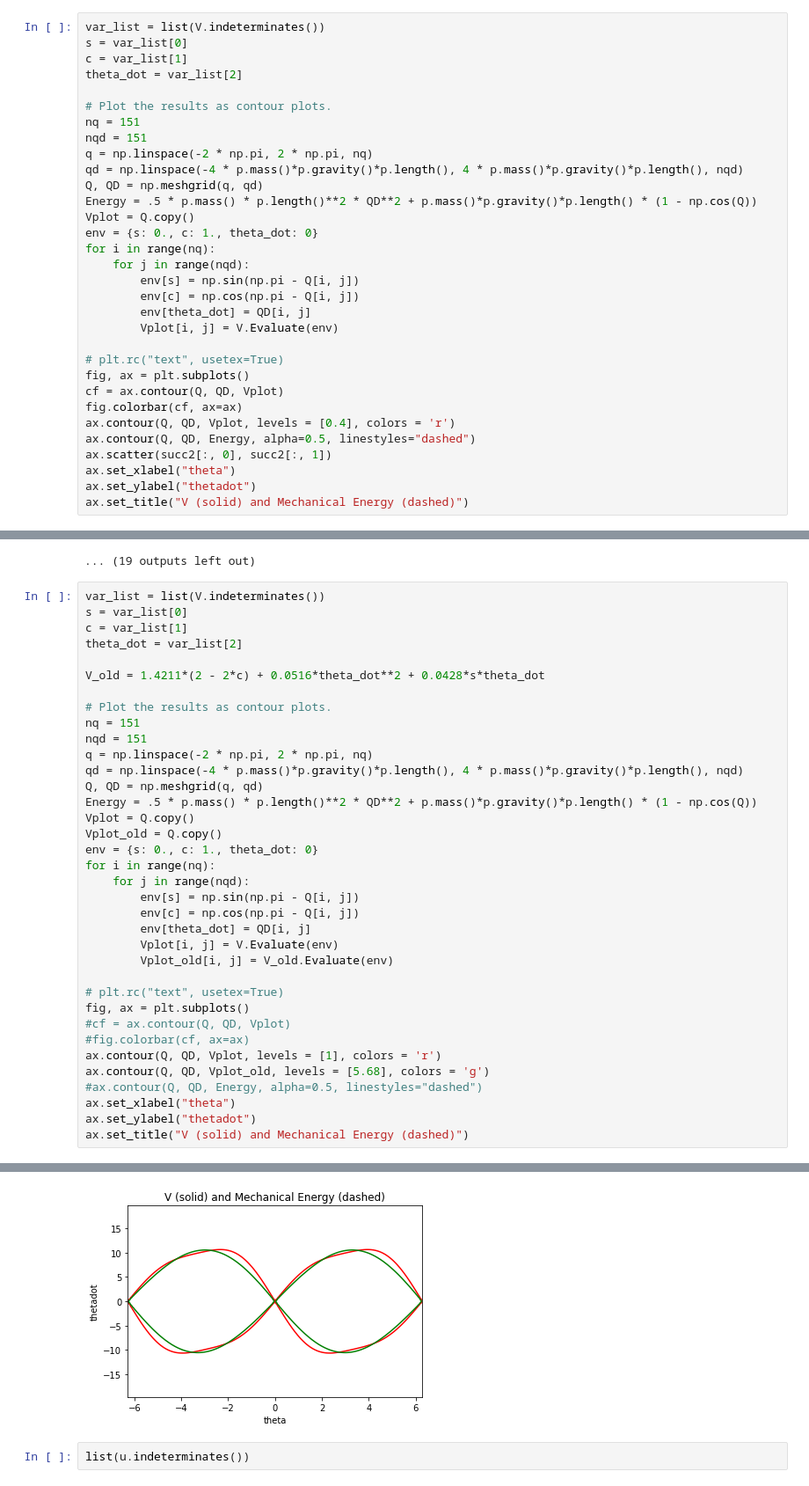
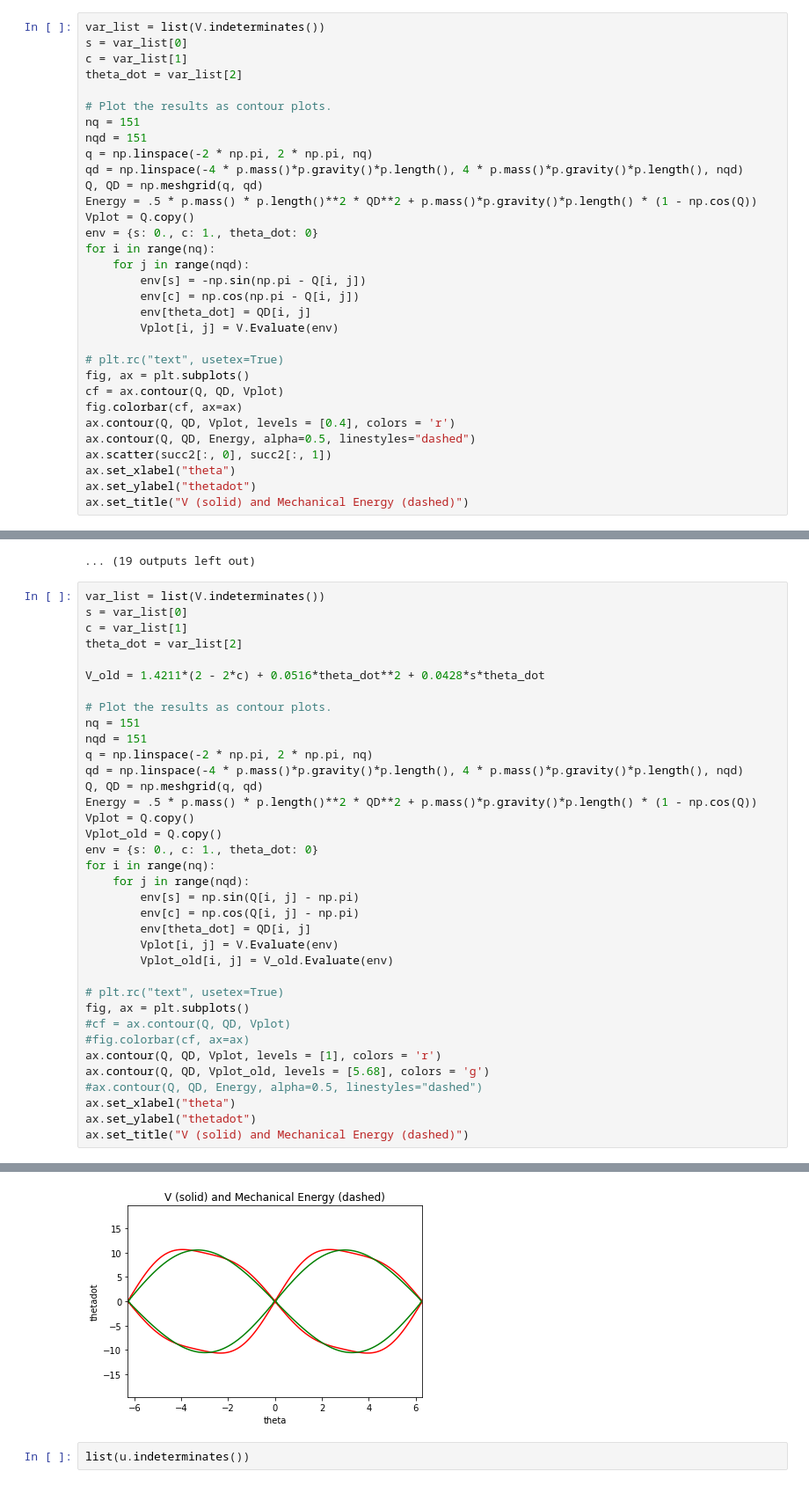
Before and after one commit to abhiagarwal-17/underactuated-edited, a Jupyter notebook: linear_lyapunov.ipynb, the cells around one changed output, grey strips where cells are left out. Shown at 88% size. Cells and saved outputs as stored; diff of their text form.

```diff
--- a/linear_lyapunov.ipynb
+++ b/linear_lyapunov.ipynb
@@ -1922,7 +1922,7 @@ Vplot = Q.copy()
 env = {s: 0., c: 1., theta_dot: 0}
 for i in range(nq):
     for j in range(nqd):
-        env[s] = np.sin(np.pi - Q[i, j])
+        env[s] = -np.sin(np.pi - Q[i, j])
         env[c] = np.cos(np.pi - Q[i, j])
         env[theta_dot] = QD[i, j]
         Vplot[i, j] = V.Evaluate(env)
@@ -2140,36 +2140,36 @@ theta_dot = var_list[2]
 V_old = 1.4211*(2 - 2*c) + 0.0516*theta_dot**2 + 0.0428*s*theta_dot
 
 # Plot the results as contour plots.
 nq = 151
 nqd = 151
 q = np.linspace(-2 * np.pi, 2 * np.pi, nq)
 qd = np.linspace(-4 * p.mass()*p.gravity()*p.length(), 4 * p.mass()*p.gravity()*p.length(), nqd)
 Q, QD = np.meshgrid(q, qd)
 Energy = .5 * p.mass() * p.length()**2 * QD**2 + p.mass()*p.gravity()*p.length() * (1 - np.cos(Q))
 Vplot = Q.copy()
 Vplot_old = Q.copy()
 env = {s: 0., c: 1., theta_dot: 0}
 for i in range(nq):
     for j in range(nqd):
-        env[s] = np.sin(np.pi - Q[i, j])
-        env[c] = np.cos(np.pi - Q[i, j])
+        env[s] = np.sin(Q[i, j] - np.pi)
+        env[c] = np.cos(Q[i, j] - np.pi)
         env[theta_dot] = QD[i, j]
         Vplot[i, j] = V.Evaluate(env)
         Vplot_old[i, j] = V_old.Evaluate(env)
 
 # plt.rc("text", usetex=True)
 fig, ax = plt.subplots()
 #cf = ax.contour(Q, QD, Vplot)
 #fig.colorbar(cf, ax=ax)
 ax.contour(Q, QD, Vplot, levels = [1], colors = 'r')
 ax.contour(Q, QD, Vplot_old, levels = [5.68], colors = 'g')
 #ax.contour(Q, QD, Energy, alpha=0.5, linestyles="dashed")
 ax.set_xlabel("theta")
 ax.set_ylabel("thetadot")
 ax.set_title("V (solid) and Mechanical Energy (dashed)")
 # %% [output]
 Text(0.5, 1.0, 'V (solid) and Mechanical Energy (dashed)')
-[figure, old version]
+[figure, new version]
 # %%
 list(u.indeterminates())
 # %% [output]
```
Also changed, not shown: parts of 5 cells of this notebook, 1 other file.
